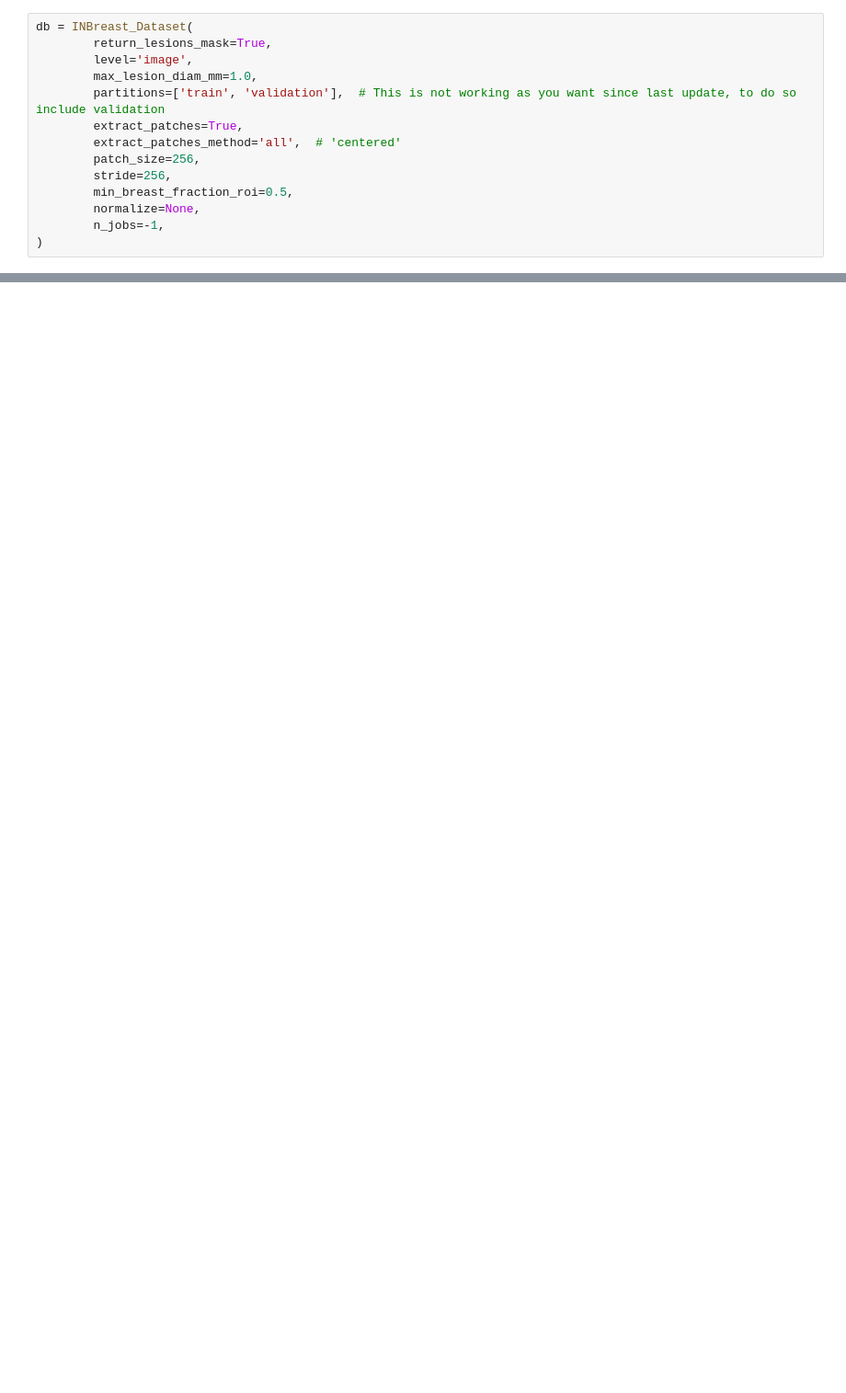
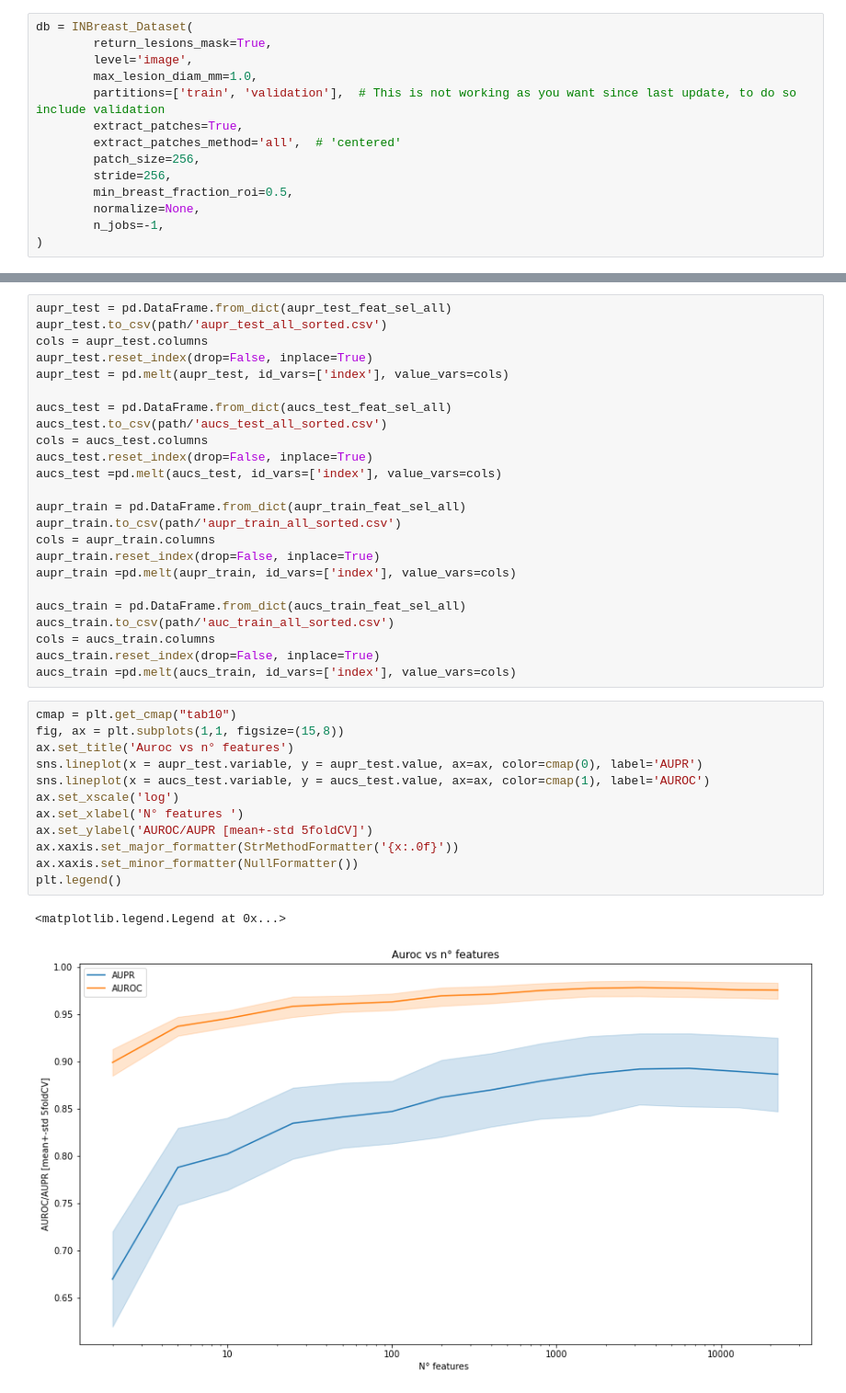
Before and after one commit to joaco18/calc-det, a Jupyter notebook: notebooks/haar_features_selection.ipynb, the cells around one changed output, grey strips where cells are left out. Shown: that part at 92% size. Saved outputs shown, nothing was run; the diff lists cells and outputs as text; blank space fills up the shorter version.

```diff
--- a/notebooks/haar_features_selection.ipynb
+++ b/notebooks/haar_features_selection.ipynb
@@ -662,0 +538,39 @@ def compute_feats(image, kernels):
+# %%
+aupr_test = pd.DataFrame.from_dict(aupr_test_feat_sel_all)
+aupr_test.to_csv(path/'aupr_test_all_sorted.csv')
+cols = aupr_test.columns
+aupr_test.reset_index(drop=False, inplace=True)
+aupr_test = pd.melt(aupr_test, id_vars=['index'], value_vars=cols)
+
+aucs_test = pd.DataFrame.from_dict(aucs_test_feat_sel_all)
+aucs_test.to_csv(path/'aucs_test_all_sorted.csv')
+cols = aucs_test.columns
+aucs_test.reset_index(drop=False, inplace=True)
+aucs_test =pd.melt(aucs_test, id_vars=['index'], value_vars=cols)
+
+aupr_train = pd.DataFrame.from_dict(aupr_train_feat_sel_all)
+aupr_train.to_csv(path/'aupr_train_all_sorted.csv')
+cols = aupr_train.columns
+aupr_train.reset_index(drop=False, inplace=True)
+aupr_train =pd.melt(aupr_train, id_vars=['index'], value_vars=cols)
+
+aucs_train = pd.DataFrame.from_dict(aucs_train_feat_sel_all)
+aucs_train.to_csv(path/'auc_train_all_sorted.csv')
+cols = aucs_train.columns
+aucs_train.reset_index(drop=False, inplace=True)
+aucs_train =pd.melt(aucs_train, id_vars=['index'], value_vars=cols)
+# %%
+cmap = plt.get_cmap("tab10")
+fig, ax = plt.subplots(1,1, figsize=(15,8))
+ax.set_title('Auroc vs n° features')
+sns.lineplot(x = aupr_test.variable, y = aupr_test.value, ax=ax, color=cmap(0), label='AUPR')
+sns.lineplot(x = aucs_test.variable, y = aucs_test.value, ax=ax, color=cmap(1), label='AUROC')
+ax.set_xscale('log')
+ax.set_xlabel('N° features ')
+ax.set_ylabel('AUROC/AUPR [mean+-std 5foldCV]')
+ax.xaxis.set_major_formatter(StrMethodFormatter('{x:.0f}'))
+ax.xaxis.set_minor_formatter(NullFormatter())
+plt.legend()
+# %% [output]
+<matplotlib.legend.Legend at 0x...>
+[figure, added]
```
Also changed, not shown: parts of 105 cells of this notebook.
